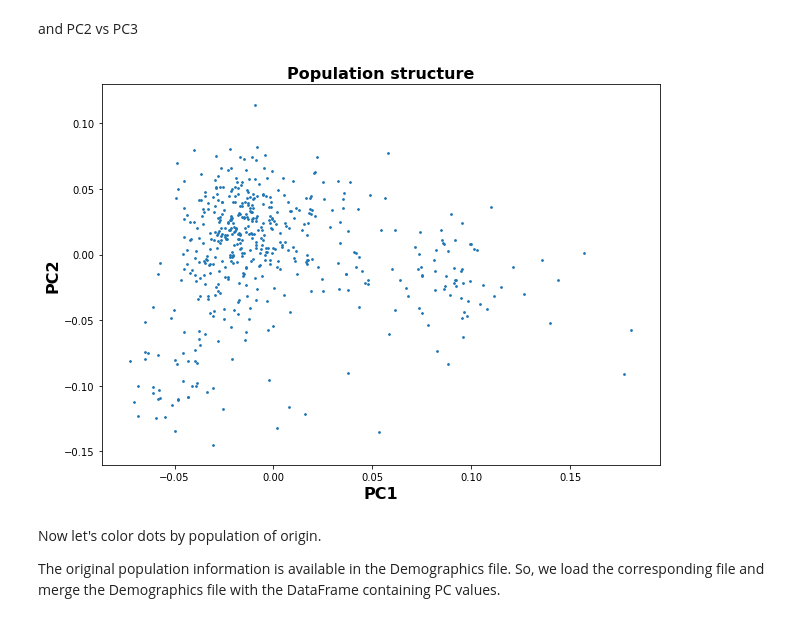
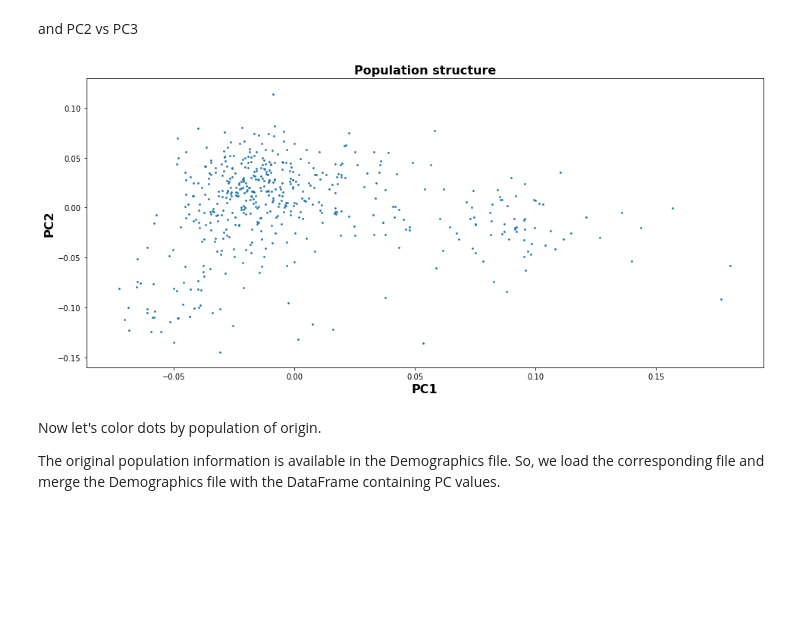
Before and after one commit to InfOmics/MUVIG, a Jupyter notebook: src/1-Preprocessing/2-QC_PCA.ipynb, the cells around one changed output. Saved outputs shown, nothing was run; the diff lists cells and outputs as text; code cells hidden in the pictures; blank space fills up the shorter version.

```diff
--- a/src/1-Preprocessing/2-QC_PCA.ipynb
+++ b/src/1-Preprocessing/2-QC_PCA.ipynb
@@ -288,14 +310,14 @@ plt.show()
 and PC2 vs PC3
 # %%
 #make a scatter plot of PC1 vs PC2
-plt.figure(figsize=(10, 7))
+plt.figure(figsize=(16, 7))
 plt.scatter(ppmi_pca.PC2, ppmi_pca.PC3.values, s=3)
 plt.title('Population structure', fontweight="bold", fontsize=16)
 plt.xlabel('PC1', fontweight="bold", fontsize=16)
 plt.ylabel('PC2', fontweight="bold", fontsize=16)
 plt.show()
 # %% [output]
-[figure, old version]
+[figure, new version]
 # %% [markdown]
 Now let's color dots by population of origin.
 
```
Also changed, not shown: parts of 32 cells of this notebook, 15 other files.
